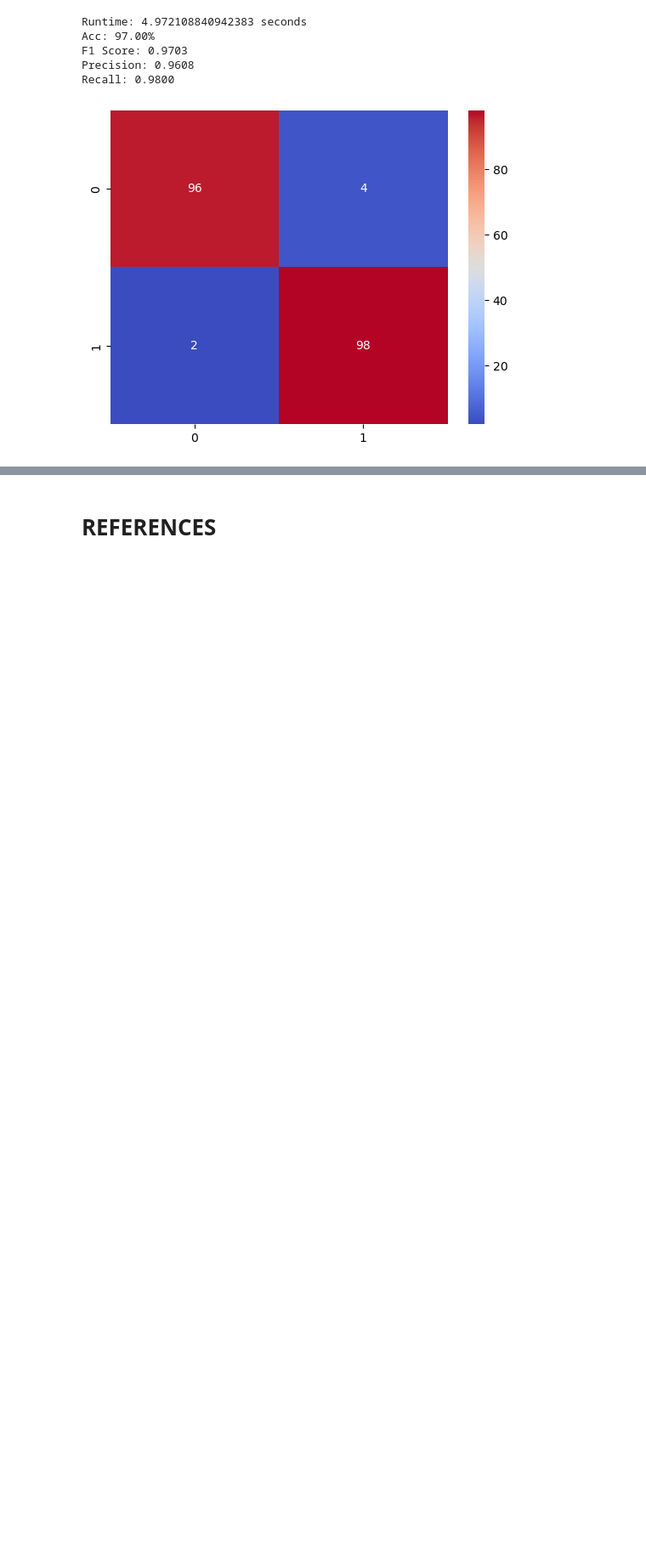
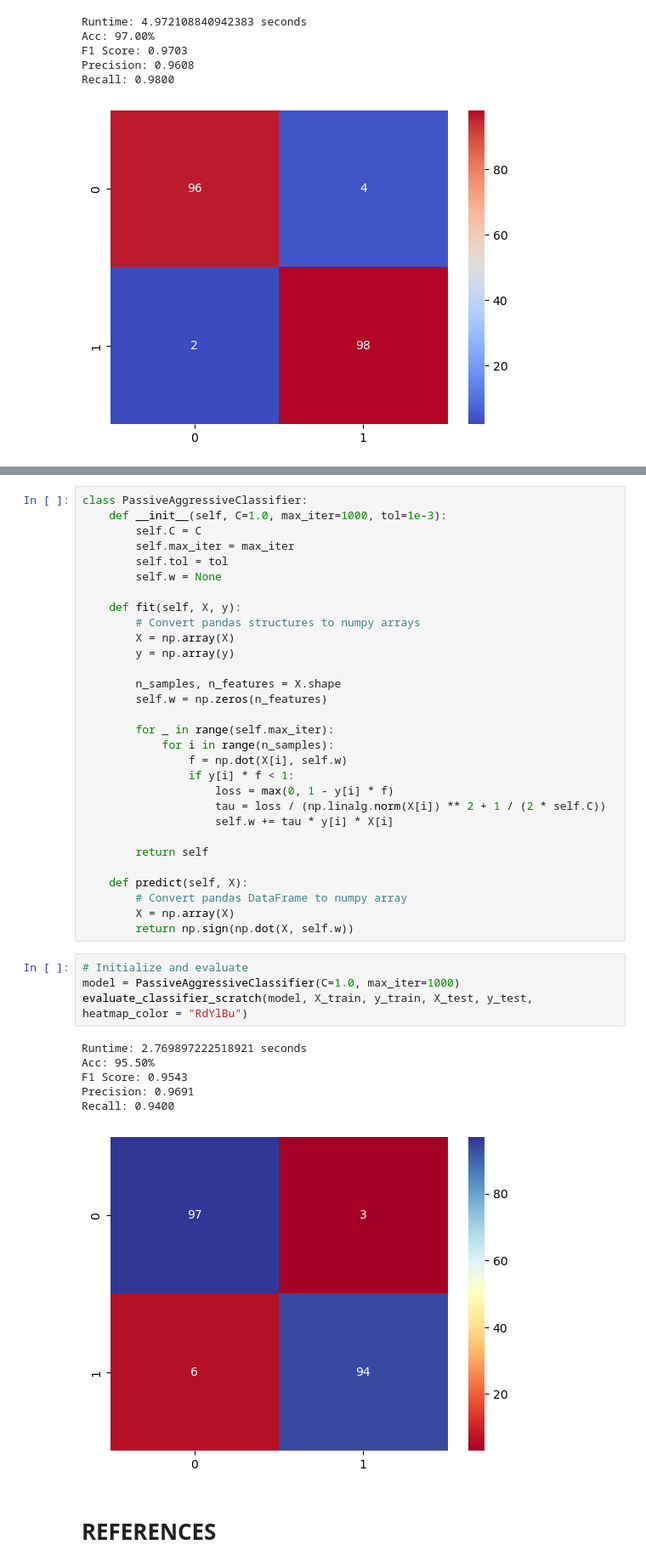
Before and after one commit to sapientexlabs/FAKENEWS_DEEPFAKE_DETECTION_SUITE, a Jupyter notebook: FYP_working.ipynb, the cells around one changed output, grey strips where cells are left out. Shown at 85% size. Saved outputs shown, nothing was run; the diff lists cells and outputs as text; blank space fills up the shorter version.

```diff
--- a/FYP_working.ipynb
+++ b/FYP_working.ipynb
@@ -604,3 +606,44 @@ Recall: 1.0000
+# %%
+class PassiveAggressiveClassifier:
+    def __init__(self, C=1.0, max_iter=1000, tol=1e-3):
+        self.C = C
+        self.max_iter = max_iter
+        self.tol = tol
+        self.w = None
+
+    def fit(self, X, y):
+        # Convert pandas structures to numpy arrays
+        X = np.array(X)
+        y = np.array(y)
+
+        n_samples, n_features = X.shape
+        self.w = np.zeros(n_features)
+
+        for _ in range(self.max_iter):
+            for i in range(n_samples):
+                f = np.dot(X[i], self.w)
+                if y[i] * f < 1:
+                    loss = max(0, 1 - y[i] * f)
+                    tau = loss / (np.linalg.norm(X[i]) ** 2 + 1 / (2 * self.C))
+                    self.w += tau * y[i] * X[i]
+
+        return self
+
+    def predict(self, X):
+        # Convert pandas DataFrame to numpy array
+        X = np.array(X)
+        return np.sign(np.dot(X, self.w))
+# %%
+# Initialize and evaluate
+model = PassiveAggressiveClassifier(C=1.0, max_iter=1000)
+evaluate_classifier_scratch(model, X_train, y_train, X_test, y_test, heatmap_color = "RdYlBu")
+# %% [output]
+Runtime: 2.769897222518921 seconds
+Acc: 95.50%
+F1 Score: 0.9543
+Precision: 0.9691
+Recall: 0.9400
+[figure, added]
 # %% [markdown]
 # REFERENCES
 # %% [markdown]
```
Also changed, not shown: parts of 7 cells of this notebook.
